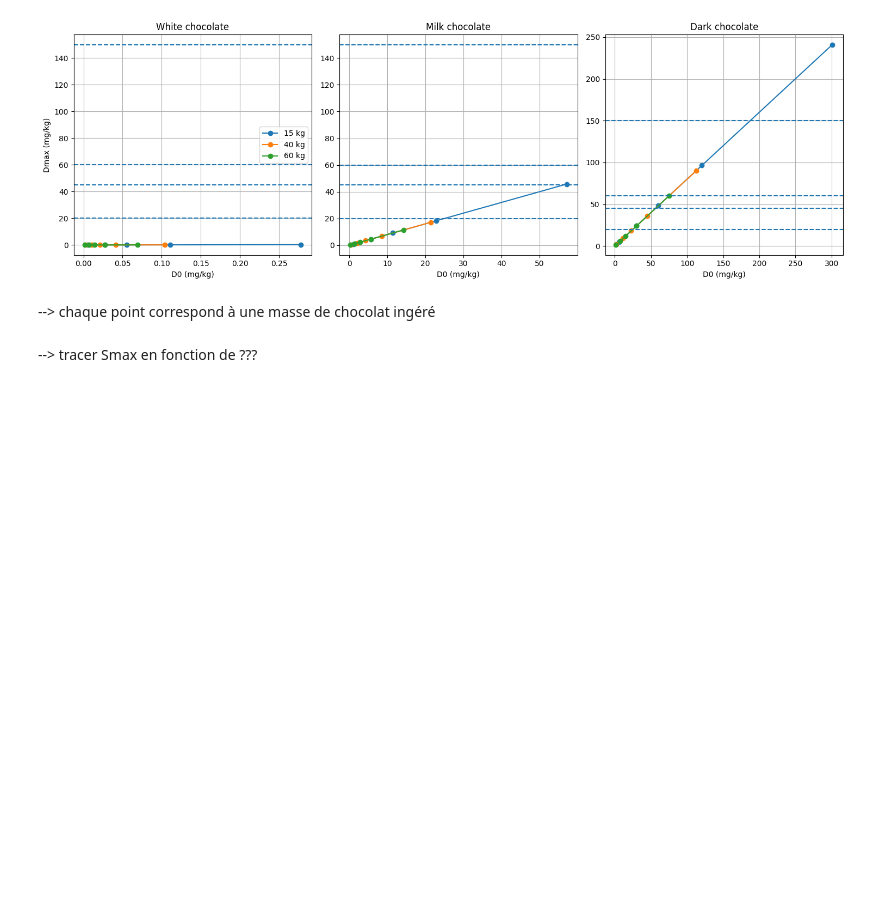
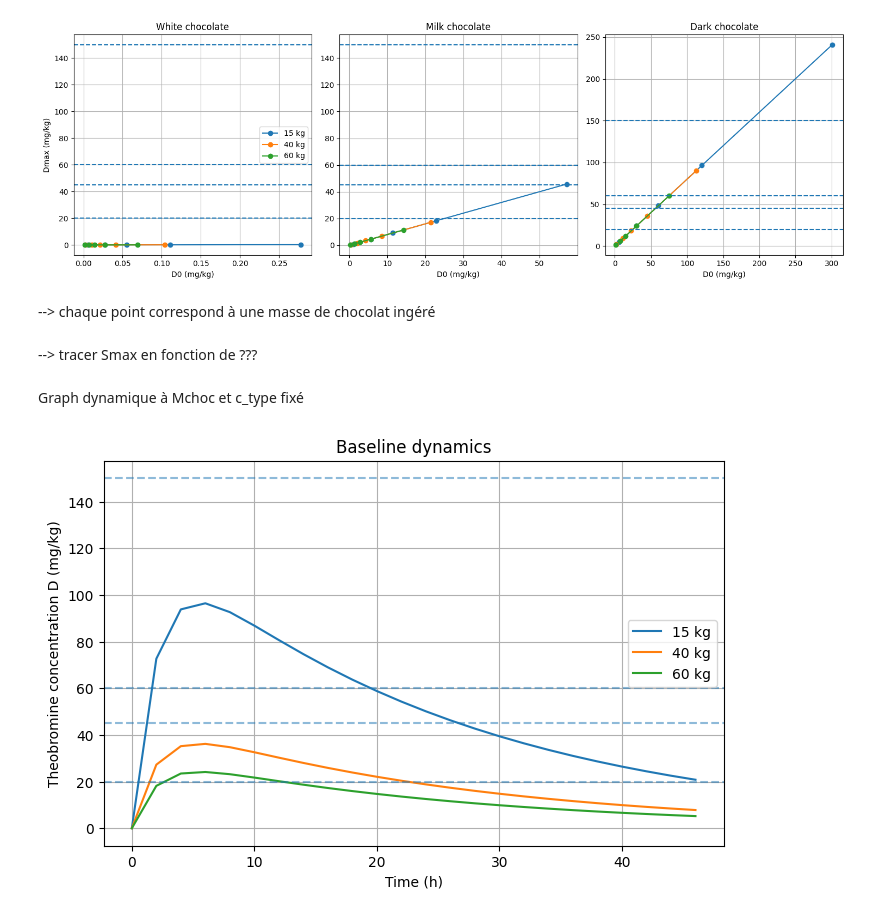
Before and after one commit to Rem1803/Projet_Chien_Chocolat, a Jupyter notebook: capucine.ipynb, the cells around one changed output. Cells and saved outputs as stored; diff of their text form; code cells hidden in the pictures; blank space fills up the shorter version.

Commit message:
baseline dynamic

```diff
--- a/capucine.ipynb
+++ b/capucine.ipynb
@@ -141,3 +119,33 @@ plt.show()
 --> chaque point correspond à une masse de chocolat ingéré
 # %% [markdown]
 --> tracer Smax en fonction de ???
+# %% [markdown]
+Graph dynamique à Mchoc et c_type fixé
+# %%
+plt.figure(figsize=(8,5))
+
+M_baseline = 200          # masse fixée
+c_baseline = c_type[2]    # chocolat noir
+
+for w in W:
+
+    sol = run_sim(M_baseline, c_baseline, w)
+
+    plt.plot(
+        sol.t,
+        sol.y[1],
+        label=f"{w} kg"
+    )
+
+for seuil in K_D:
+    plt.axhline(seuil, ls='--', alpha=0.5)
+
+plt.xlabel("Time (h)")
+plt.ylabel("Theobromine concentration D (mg/kg)")
+plt.title("Baseline dynamics")
+plt.legend()
+plt.grid()
+
+plt.show()
+# %% [output]
+[figure, added]
```
Also changed, not shown: parts of 4 cells of this notebook.
